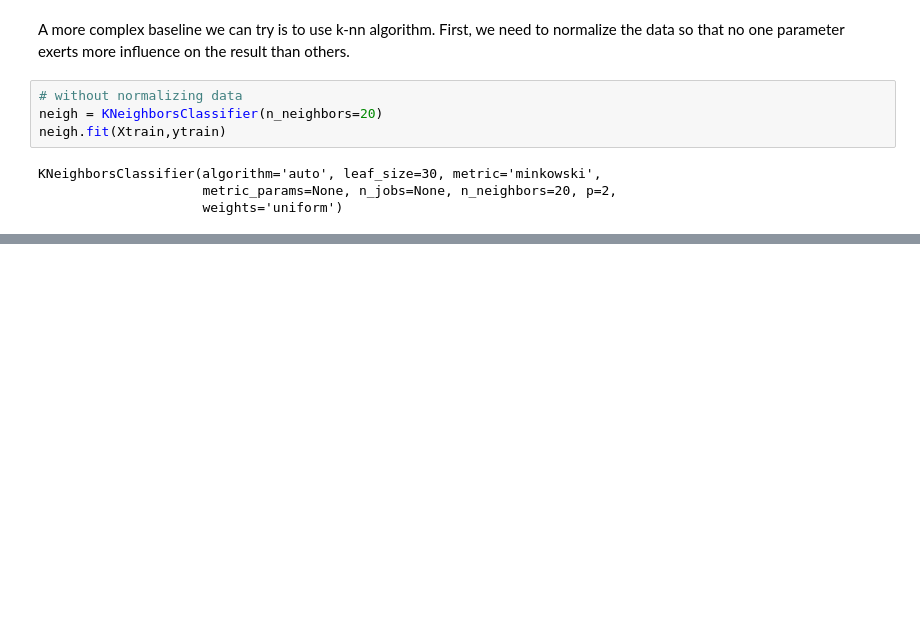
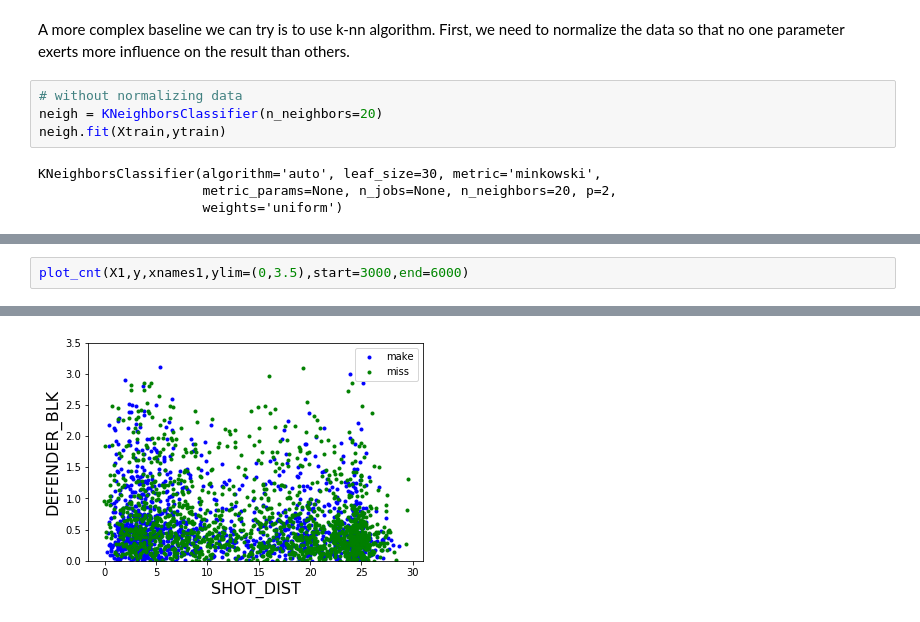
Before and after one commit to Kevinxu99/Shot-Prediction, a Jupyter notebook: shot_prediction.ipynb, the cells around one changed output, grey strips where cells are left out. Drawn from its saved outputs; the diff is of its cells as text; blank space fills up the shorter version.

```diff
--- a/shot_prediction.ipynb
+++ b/shot_prediction.ipynb
@@ -140,0 +223,3 @@ array([[ 1.17997593,  1.34156716,  1.50316474, ..., -0.86539633,
+# %%
+plot_cnt(X1,y,xnames1,ylim=(0,3.5),start=3000,end=6000)
+# %% [output]
@@ -140,0 +227 @@ array([[ 1.17997593,  1.34156716,  1.50316474, ..., -0.86539633,
+[figure, added]
```
Also changed, not shown: parts of 47 cells of this notebook.
